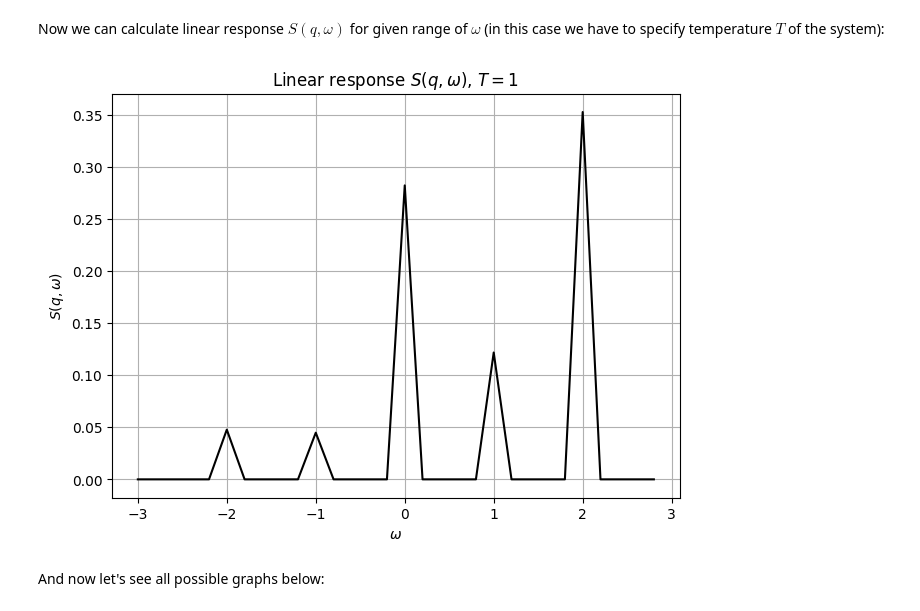
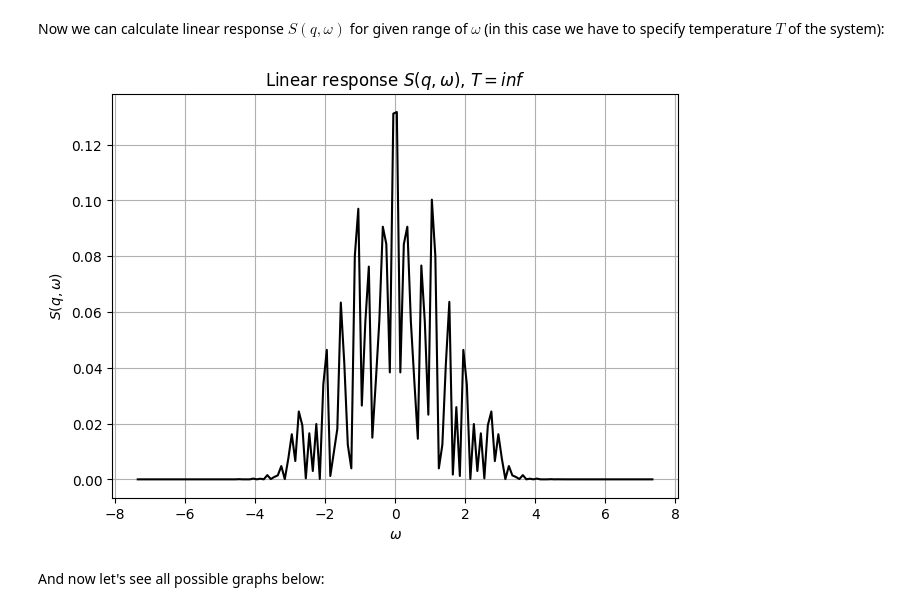
Before and after one commit to Yolonek/HeisenbergModel, a Jupyter notebook: LinearResponse/LinearResponceDescription.ipynb, the cells around one changed output. Saved outputs shown, nothing was run; the diff lists cells and outputs as text; code cells hidden in the pictures.

Commit message:
LinearResponseDescription update

```diff
--- a/LinearResponse/LinearResponceDescription.ipynb
+++ b/LinearResponse/LinearResponceDescription.ipynb
@@ -113,15 +130,6 @@ Now we can calculate linear response $S(q, \omega)$ for given range of $\omega$
 # %%
-quantum_state.set_sq_operator(wave_vector(L, wave_vectors[2]))
-temperature = 1
-bin_=0.1
-response = quantum_state.calculate_linear_response(omega_range, bin_, temperature)
-figure2, axes2 = plt.subplots(1, 1, layout='constrained')
-axes2.plot(omega_range, response, color='black')
-axes2.set(xlabel=f'$\omega$', ylabel='$S(q, \omega)$')
-axes2.set_title(f'Linear response $S(q, \omega)$, $T = {temperature}$')
-axes2.grid()
-plt.show()
+plot_linear_response(J=1, delta=2, k_number=4, T='infinity', bin_=0.1)
 # %% [output]
-[figure, old version]
+[figure, new version]
 # %% [markdown]
 And now let's see all possible graphs below:
```
Also changed, not shown: parts of 3 cells of this notebook.
